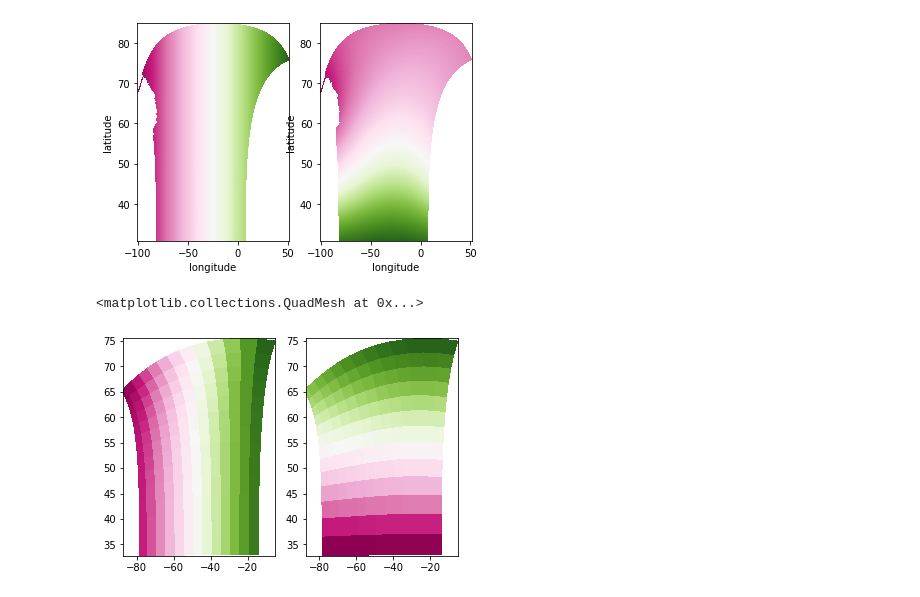
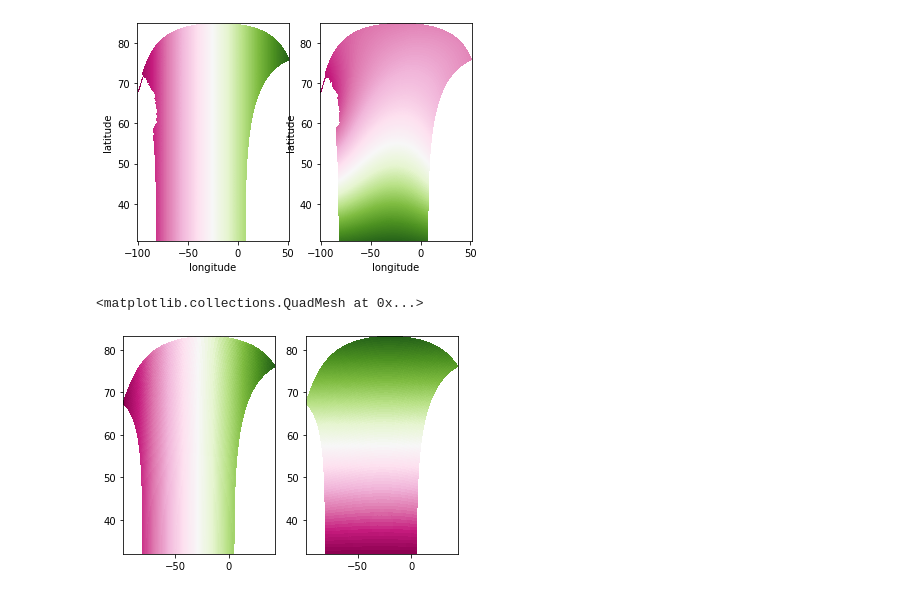
Before and after one commit to stefangary/socks, a Jupyter notebook: scripts/regrid_V20.ipynb, the cells around one changed output. Cells and saved outputs as stored; diff of their text form; code cells hidden in the pictures.

```diff
--- a/scripts/regrid_V20.ipynb
+++ b/scripts/regrid_V20.ipynb
@@ -56,16 +56,16 @@ km = 1
 # Start at 731 (1st snap after 10 years of spin up, 1958)
 # End at 4526 (endpoint of data set, note +1 for python)
 lstart = 731
-lend = 735
-#lend = 4526
+#lend = 830
+lend = 4526
 lmn = lend - lstart + 1
 
 # And now specify the amount of cutting down ( _bm ->
 # blockmean) and the size of the output array.  Grid
 # can be selectively cut in x(i) or y(j) axis.  For
 # example, 20 on a 1/20 deg. grid -> 1 degree output.
-ibm = 100
-jbm = 100
+ibm = 20
+jbm = 20
 
 # The new max values, _mn, are calculated here.  Any partial
 # boxes on the far Northern/Eastern side will be ignored.
@@ -102,43 +102,47 @@ glamt_w = np.multiply(glamt,area)
 gphit_w = np.multiply(gphit,area)
 
 # Create cut down versions of the lon, lat grids
-for ii in range(1,imn):
+# Loop limits are in FORTRAN/Ferret notation (counting
+# starts at 1) and the data is written to the Python
+# variable with Python counting (starting at 0) by
+# subtracting 1 at the time of data storage.
+for ii in range(1,imn+1):
 
     # Comments for index logic.  Same logic
     # for j direction.
     # For ii = 1, we want exactly 1.
     # For ii = imn, we want start of the last block,
     #  which is +1 of the end of the previous block.
     # Finally, note all subtract 1 because Python
     # index counting starts at 0.
     istart = 1+ibm*(ii-1) - 1
 
     # For ii = 1, we want the end of the first block
     # For ii = imn, we want the end of the last block
     iend = ibm*ii - 1
 
-    for jj in range(1,jmn):
+    for jj in range(1,jmn+1):
 
         jstart = 1+jbm*(jj-1) - 1
         jend = jbm*jj - 1
 
         # We use area here (and not the masked area as below)
         # because glamt and gphit are coordinates and so they
         # have valid data over land as well as over the ocean.
-        glamt_new[ii,jj,0,0,0,0] = np.sum(
+        glamt_new[ii-1,jj-1,0,0,0,0] = np.sum(
             glamt_w[istart:iend,jstart:jend])/np.sum(area[istart:iend,jstart:jend])
-        gphit_new[ii,jj,0,0,0,0] = np.sum(
+        gphit_new[ii-1,jj-1,0,0,0,0] = np.sum(
             gphit_w[istart:iend,jstart:jend])/np.sum(area[istart:iend,jstart:jend])
 
 # Plot to see if the results make sense
 glamt_new_plt = np.squeeze(glamt_new)
 gphit_new_plt = np.squeeze(gphit_new)
 fig, axs = plt.subplots(ncols=2)
 axs[0].pcolormesh(glamt_new_plt[1:imn-2,1:jmn-2],gphit_new_plt[1:imn-2,1:jmn-2],glamt_new_plt[1:imn-2,1:jmn-2], cmap=cmap)
 axs[1].pcolormesh(glamt_new_plt[1:imn-2,1:jmn-2],gphit_new_plt[1:imn-2,1:jmn-2],gphit_new_plt[1:imn-2,1:jmn-2], cmap=cmap)
 # %% [output]
 <matplotlib.collections.QuadMesh at 0x...>
-[figure, old version]
+[figure, new version]
 # %%
 # Clear some extraneous variables before we do the heavy crunching.
 del glamt_w
```
Also changed, not shown: parts of 12 cells of this notebook, 2 other files.
